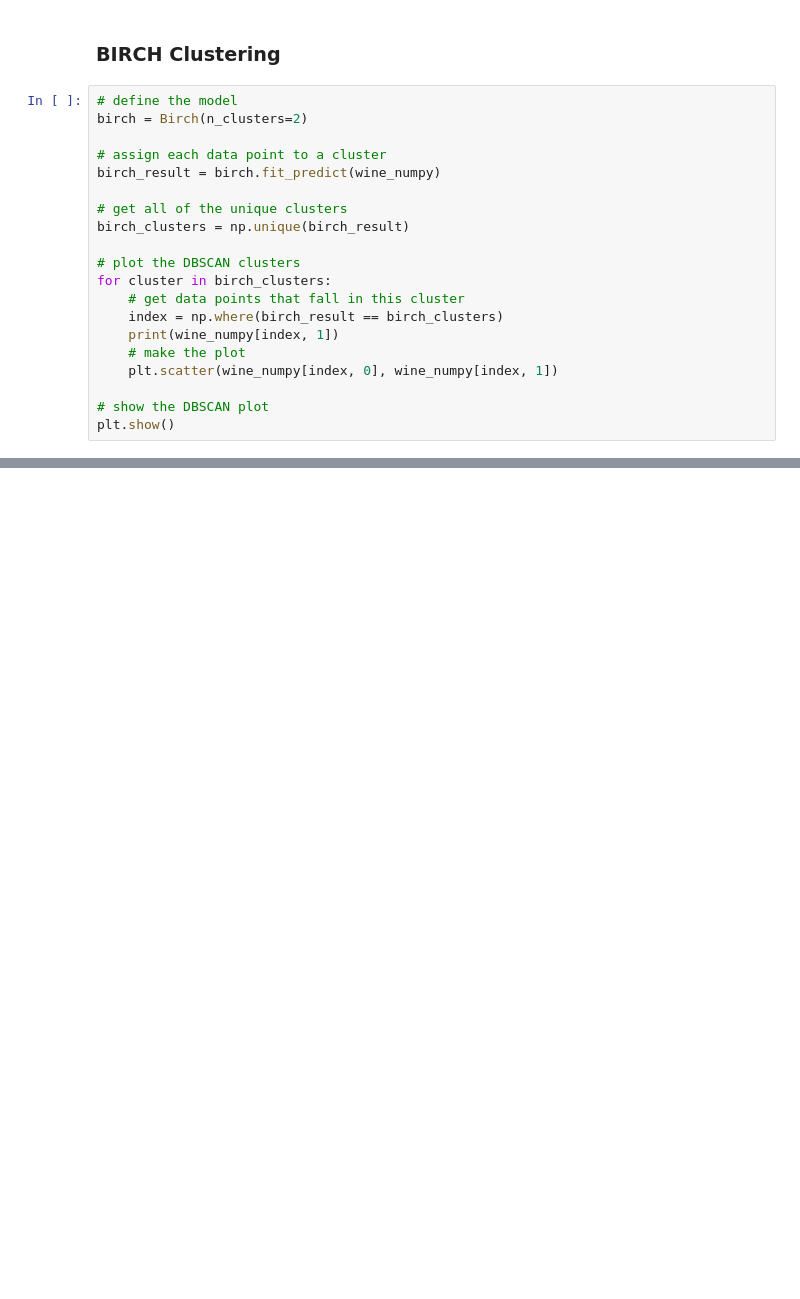
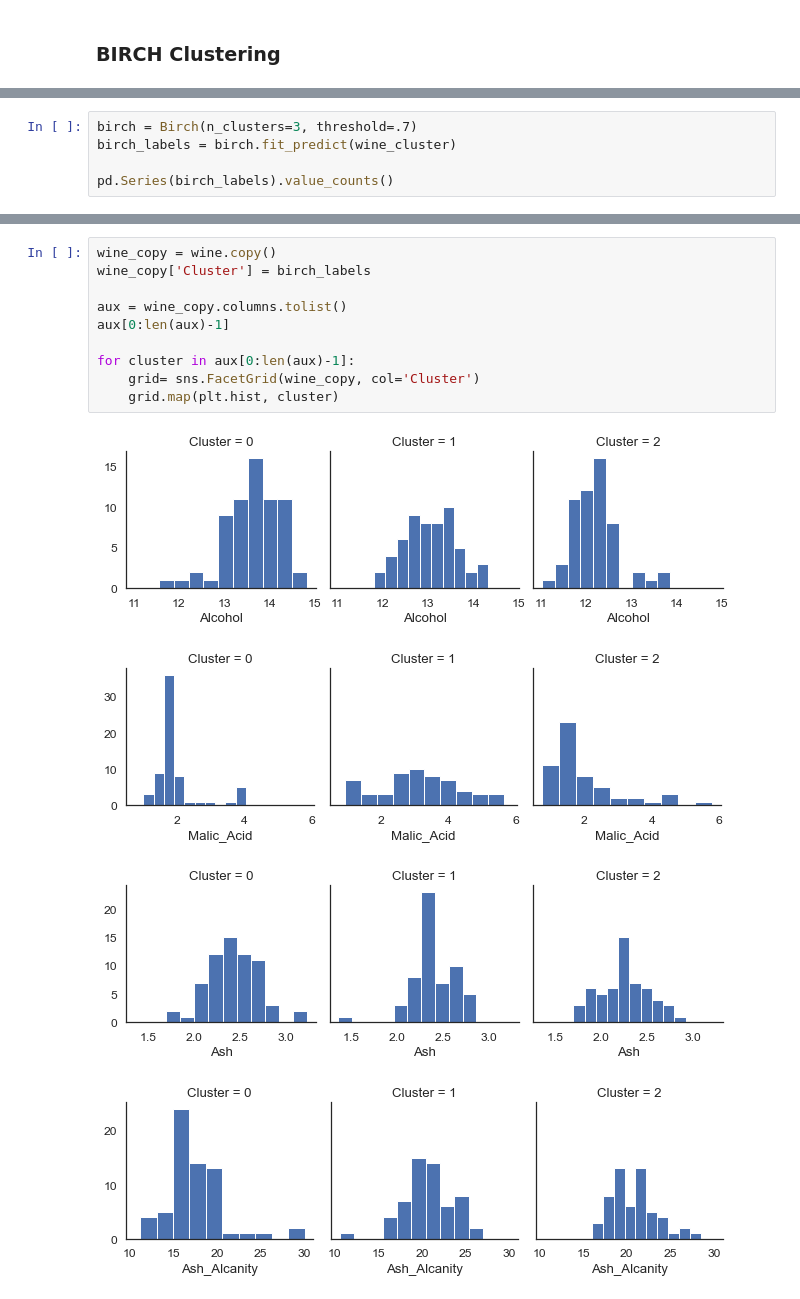
Before and after one commit to EVogel1999/Data-Mining-Assignment-3, a Jupyter notebook: src/main.ipynb, the cells around one changed output, grey strips where cells are left out. Saved outputs shown, nothing was run; the diff lists cells and outputs as text; blank space fills up the shorter version.

Commit message:
Optimize birch algorithm

```diff
--- a/src/main.ipynb
+++ b/src/main.ipynb
@@ -230,23 +230,3 @@ Text(0.5, 1.0, 'Clustered Data (PCA visualization)')
 [figure]
 # %% [markdown]
 ### BIRCH Clustering
-# %%
-# define the model
-birch = Birch(n_clusters=2)
-
-# assign each data point to a cluster
-birch_result = birch.fit_predict(wine_numpy)
-
-# get all of the unique clusters
-birch_clusters = np.unique(birch_result)
-
-# plot the DBSCAN clusters
-for cluster in birch_clusters:
-    # get data points that fall in this cluster
-    index = np.where(birch_result == birch_clusters)
-    print(wine_numpy[index, 1])
-    # make the plot
-    plt.scatter(wine_numpy[index, 0], wine_numpy[index, 1])
-
-# show the DBSCAN plot
-plt.show()
@@ -256,0 +233,5 @@ plt.show()
+# %%
+birch = Birch(n_clusters=3, threshold=.7)
+birch_labels = birch.fit_predict(wine_cluster)
+
+pd.Series(birch_labels).value_counts()
@@ -256,0 +243,15 @@ plt.show()
+# %%
+wine_copy = wine.copy()
+wine_copy['Cluster'] = birch_labels
+
+aux = wine_copy.columns.tolist()
+aux[0:len(aux)-1]
+
+for cluster in aux[0:len(aux)-1]:
+    grid= sns.FacetGrid(wine_copy, col='Cluster')
+    grid.map(plt.hist, cluster)
+# %% [output]
+[figure, added]
+[figure, added]
+[figure, added]
+[figure, added]
```
Also changed, not shown: parts of 4 cells of this notebook.
